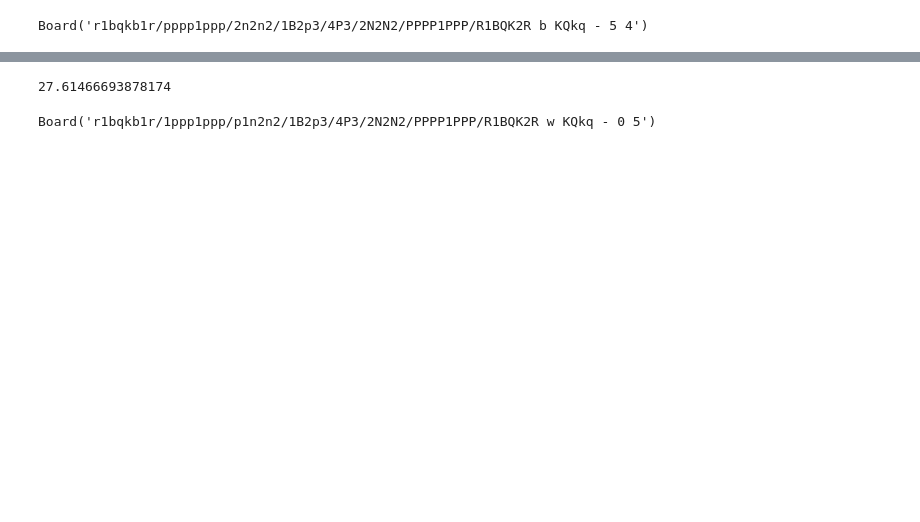
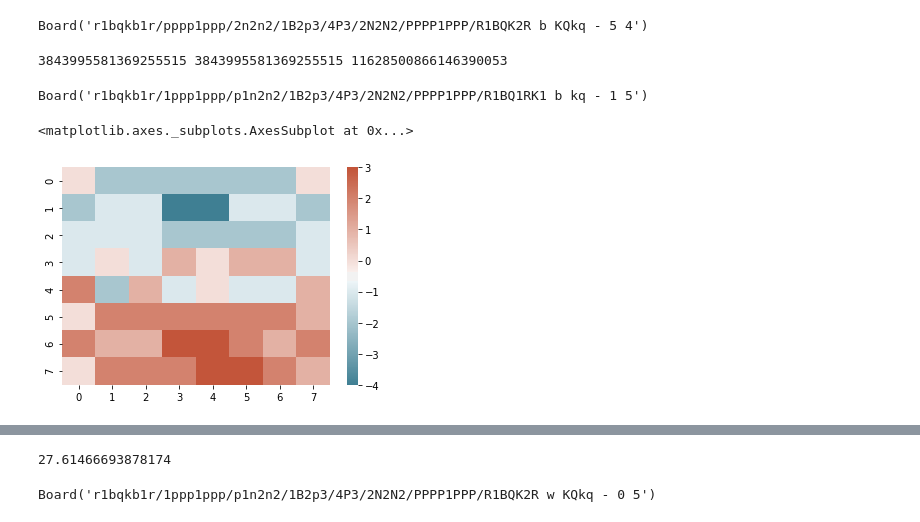
Before and after one commit to AustereTriceratops/Chess, a Jupyter notebook: test.ipynb, the cells around one changed output, grey strips where cells are left out. Saved outputs shown, nothing was run; the diff lists cells and outputs as text; code cells hidden in the pictures; blank space fills up the shorter version.

Commit message:
territory heatmaps

```diff
--- a/test.ipynb
+++ b/test.ipynb
@@ -21,3 +25,18 @@ board.push_san('Bb5')
 board
 # %% [output]
 Board('r1bqkb1r/pppp1ppp/2n2n2/1B2p3/4P3/2N2N2/PPPP1PPP/R1BQK2R b KQkq - 5 4')
+# %%
+board.push_san("a6")
+h = hash_board(board)
+m = chess.Move(chess.E1, chess.G1)
+i_0 = rehash(h, board, m)
+board.push(m)
+i_1 = hash_board(board)
+
+print(h, i_0, i_1)
+# %% [output]
+3843995581369255515 3843995581369255515 11628500866146390053
+# %%
+board
+# %% [output]
+Board('r1bqkb1r/1ppp1ppp/p1n2n2/1B2p3/4P3/2N2N2/PPPP1PPP/R1BQ1RK1 b kq - 1 5')
@@ -23,0 +45,5 @@ Board('r1bqkb1r/pppp1ppp/2n2n2/1B2p3/4P3/2N2N2/PPPP1PPP/R1BQK2R b KQkq - 5 4')
+# %%
+sns.heatmap(heatmap_from_board(board), cmap=cmap)
+# %% [output]
+<matplotlib.axes._subplots.AxesSubplot at 0x...>
+[figure, added]
```
Also changed, not shown: parts of 5 cells of this notebook, 4 other files.
